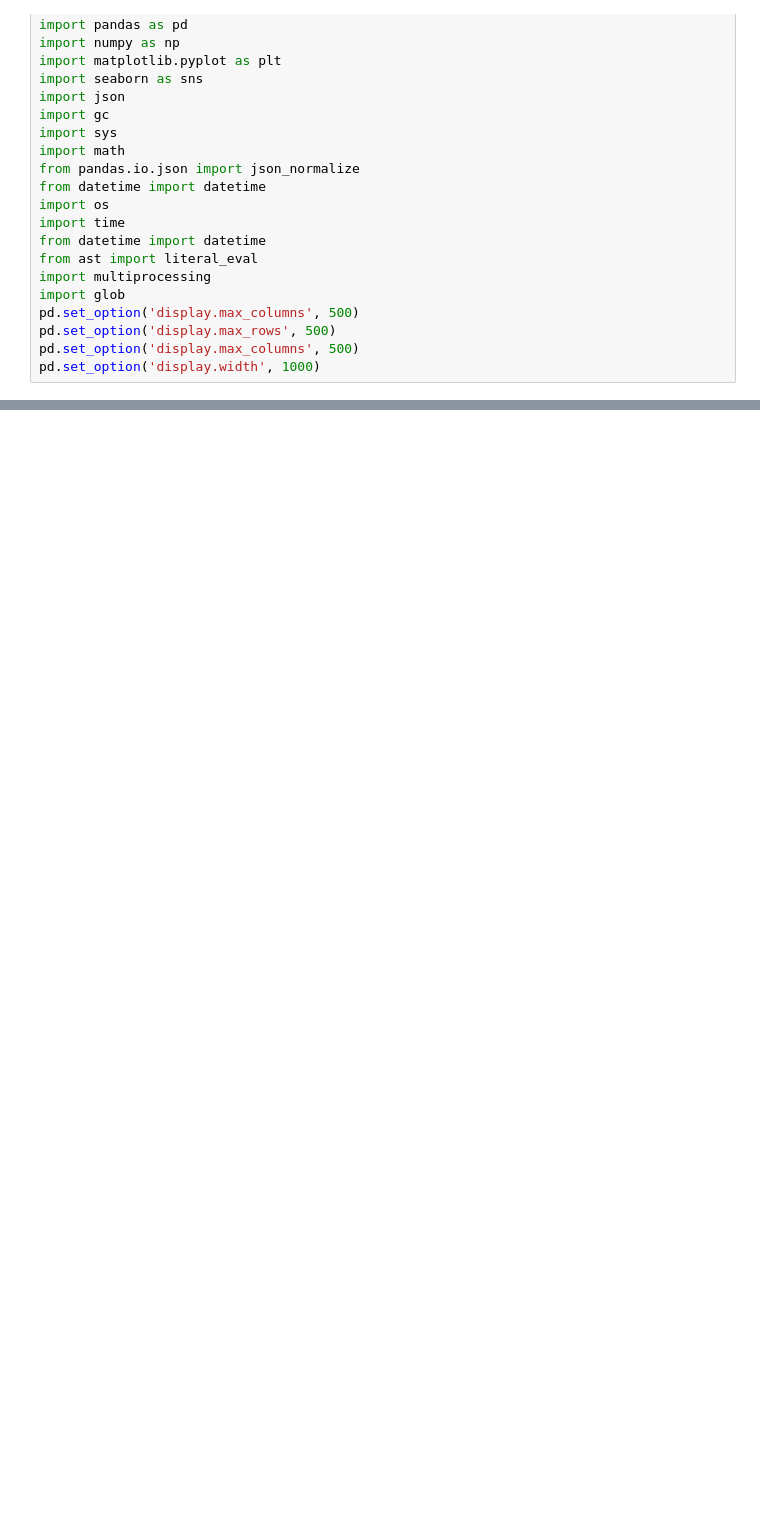
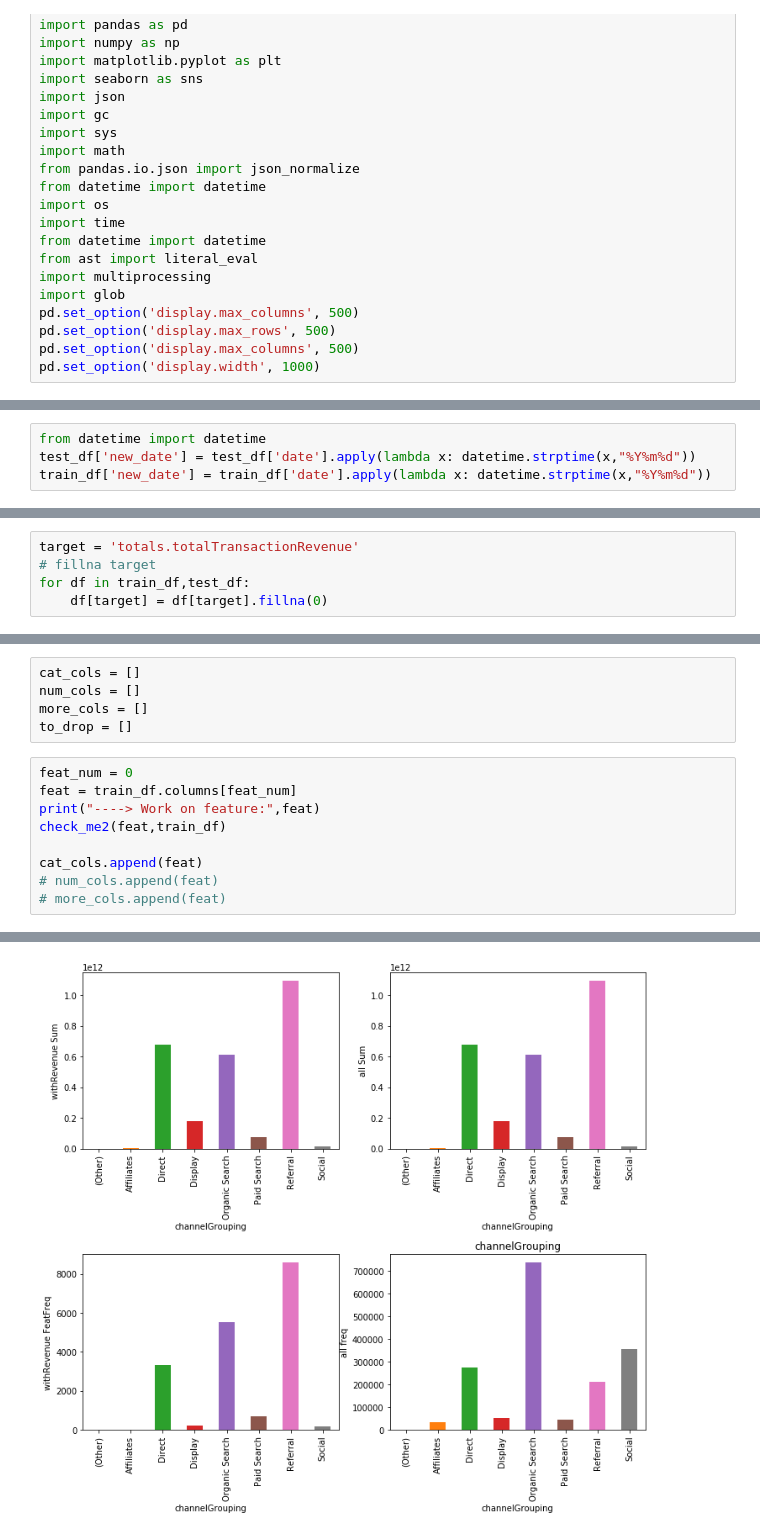
Before and after one commit to Leviyu/Kaggle_GCRevenuePrediction, a Jupyter notebook: clean_features.ipynb, the cells around one changed output, grey strips where cells are left out. Cells and saved outputs as stored; diff of their text form; blank space fills up the shorter version.

```diff
--- a/clean_features.ipynb
+++ b/clean_features.ipynb
@@ -176,0 +114,4 @@ Name: totals.transactionRevenue, Length: 4594, dtype: float64
+# %%
+from datetime import datetime
+test_df['new_date'] = test_df['date'].apply(lambda x: datetime.strptime(x,"%Y%m%d"))
+train_df['new_date'] = train_df['date'].apply(lambda x: datetime.strptime(x,"%Y%m%d"))
@@ -176,0 +154,5 @@ Name: totals.transactionRevenue, Length: 4594, dtype: float64
+# %%
+target = 'totals.totalTransactionRevenue'
+# fillna target
+for df in train_df,test_df:
+    df[target] = df[target].fillna(0)
@@ -176,0 +223,15 @@ Name: totals.transactionRevenue, Length: 4594, dtype: float64
+# %%
+cat_cols = []
+num_cols = []
+more_cols = []
+to_drop = []
+# %%
+feat_num = 0
+feat = train_df.columns[feat_num]
+print("----> Work on feature:",feat)
+check_me2(feat,train_df)
+
+cat_cols.append(feat)
+# num_cols.append(feat)
+# more_cols.append(feat)
+# %% [output]
@@ -176,0 +246 @@ Name: totals.transactionRevenue, Length: 4594, dtype: float64
+[figure, added]
```
Also changed, not shown: parts of 107 cells of this notebook, 2 other files.
